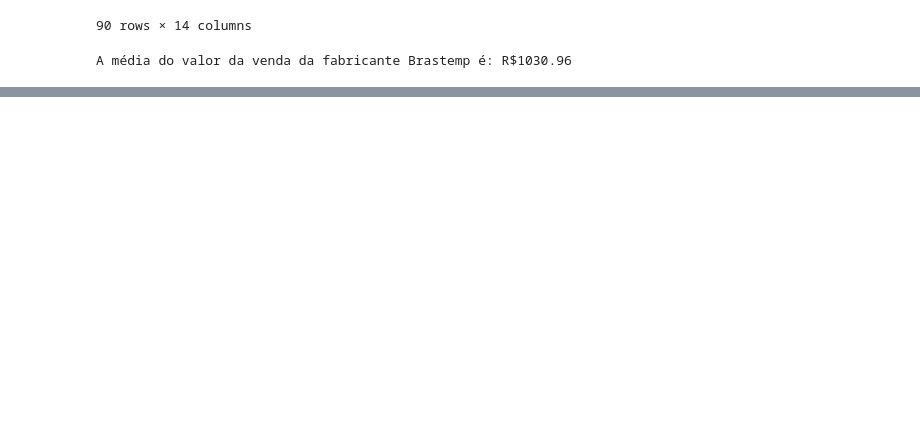
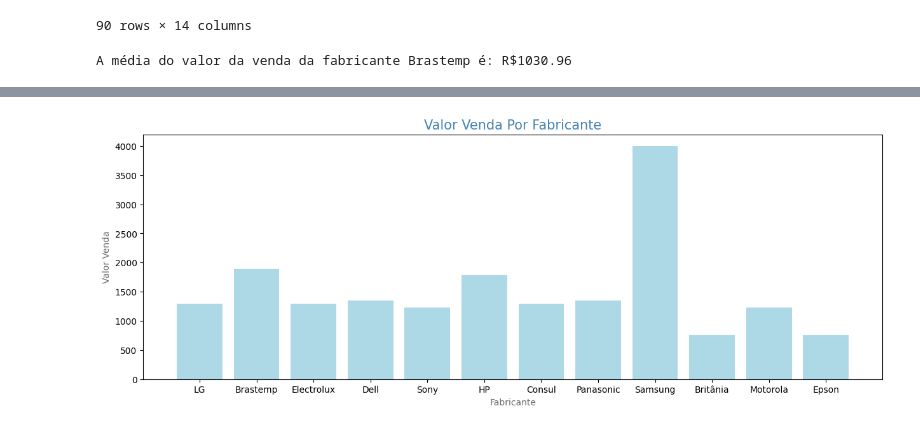
Before and after one commit to DaianedeOliveira/analisedados-py, a Jupyter notebook: AnaliseDadosComercial.ipynb, the cells around one changed output, grey strips where cells are left out. Drawn from its saved outputs; the diff is of its cells as text; code cells hidden in the pictures; blank space fills up the shorter version.

```diff
--- a/AnaliseDadosComercial.ipynb
+++ b/AnaliseDadosComercial.ipynb
@@ -126,0 +150,17 @@ A média do valor da venda da fabricante Brastemp é: R$1030.96
+# %%
+
+fig, ax = plt.subplots(figsize=(15,5))
+
+color = "dimgray"
+
+
+ax.bar(dados['Fabricante'], dados['ValorVenda'], color="lightblue")
+
+
+ax.set_title('Valor Venda Por Fabricante', color= "steelblue", fontsize =15)
+ax.set_xlabel('Fabricante', color = color, fontsize =10)
+ax.set_ylabel('Valor Venda', color = color, fontsize =10)
+
+plt.show()
+# %% [output]
+[figure, added]
```
Also changed, not shown: parts of 3 cells of this notebook.
